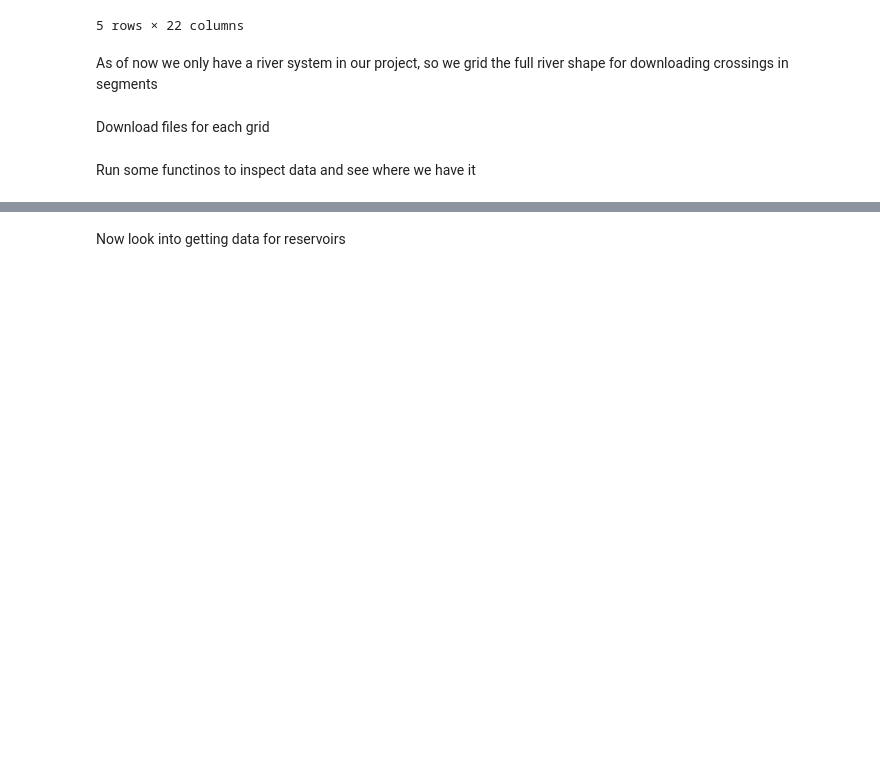
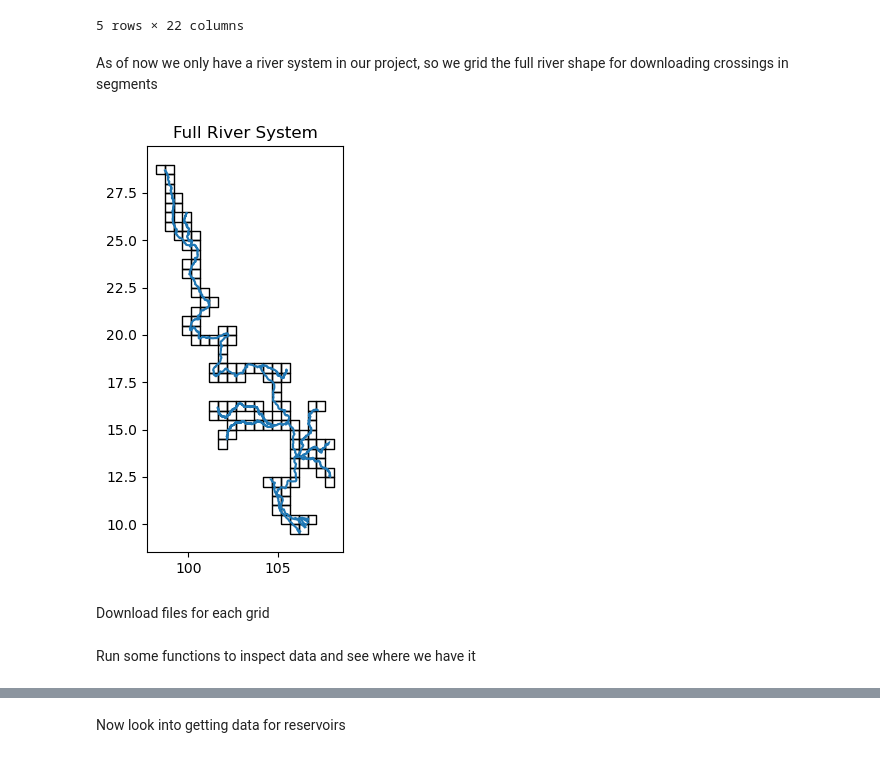
Before and after one commit to DHI/HydroEO, a Jupyter notebook: notebooks/project_test.ipynb, the cells around one changed output, grey strips where cells are left out. Cells and saved outputs as stored; diff of their text form; code cells hidden in the pictures; blank space fills up the shorter version.

```diff
--- a/notebooks/project_test.ipynb
+++ b/notebooks/project_test.ipynb
@@ -54,10 +54,12 @@ Number of reservoirs: 29
 As of now we only have a river system in our project, so we grid the full river shape for downloading crossings in segments
 # %%
 #project.grid_rivers(visualize=True)
-project.load_river_grid()
+project.load_river_grid(visualize=True)
+# %% [output]
+[figure, added]
 # %% [markdown]
 Download files for each grid
 # %%
 #project.download_by_grid()
 # %% [markdown]
-Run some functinos to inspect data and see where we have it
+Run some functions to inspect data and see where we have it
```
Also changed, not shown: parts of 9 cells of this notebook, 1 other file.
